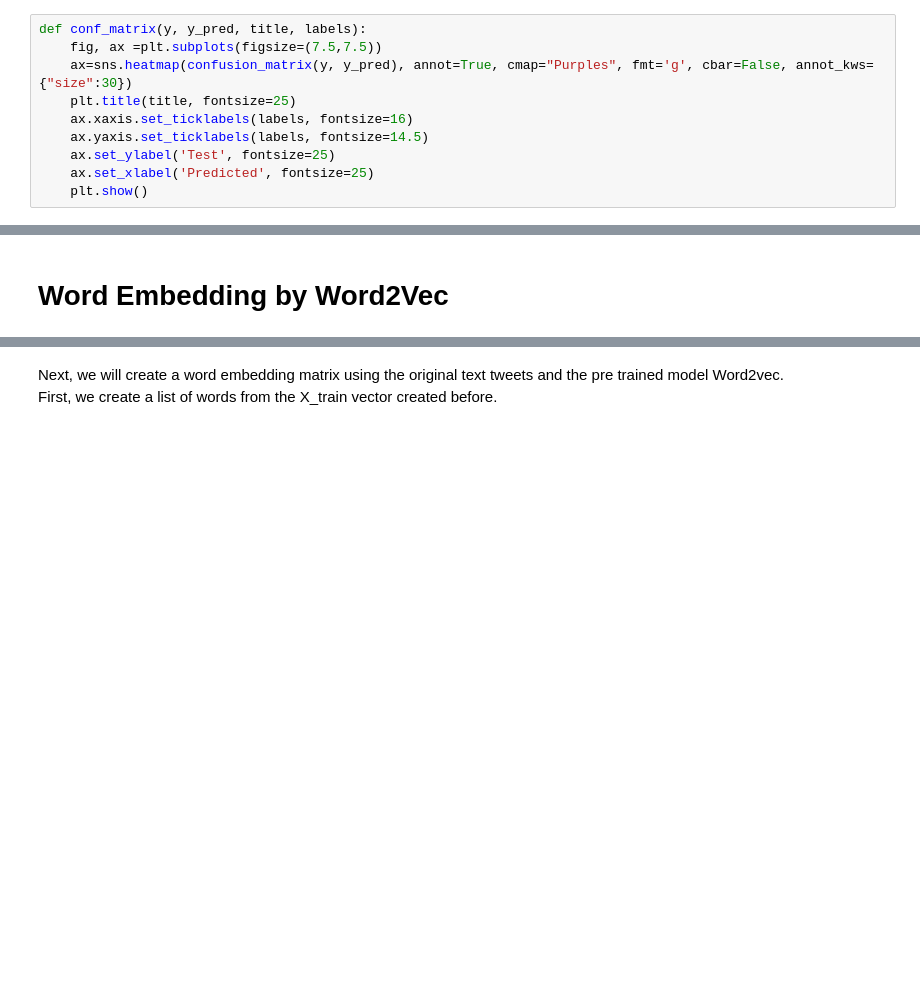
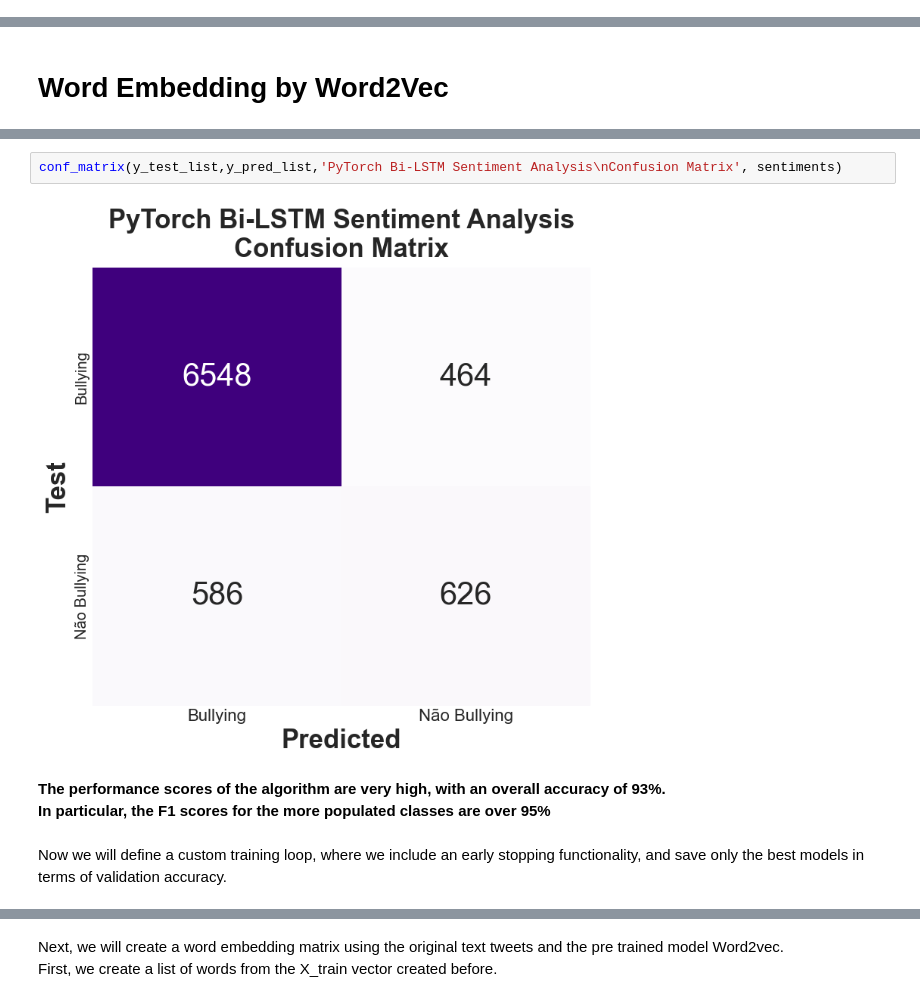
Before and after one commit to Romz16/Detec-o_MensagensOfensivas, a Jupyter notebook: TP_RN (1).ipynb, the cells around one changed output, grey strips where cells are left out. Saved outputs shown, nothing was run; the diff lists cells and outputs as text; blank space fills up the shorter version.

```diff
--- a/TP_RN (1).ipynb
+++ b/TP_RN (1).ipynb
@@ -454,10 +441,0 @@ weighted avg       0.88      0.86      0.87      8232
-# %%
-def conf_matrix(y, y_pred, title, labels):
-    fig, ax =plt.subplots(figsize=(7.5,7.5))
-    ax=sns.heatmap(confusion_matrix(y, y_pred), annot=True, cmap="Purples", fmt='g', cbar=False, annot_kws={"size":30})
-    plt.title(title, fontsize=25)
-    ax.xaxis.set_ticklabels(labels, fontsize=16)
-    ax.yaxis.set_ticklabels(labels, fontsize=14.5)
-    ax.set_ylabel('Test', fontsize=25)
-    ax.set_xlabel('Predicted', fontsize=25)
-    plt.show()
@@ -547,0 +544,9 @@ Passing `palette` without assigning `hue` is deprecated and will be removed in v
+# %%
+conf_matrix(y_test_list,y_pred_list,'PyTorch Bi-LSTM Sentiment Analysis\nConfusion Matrix', sentiments)
+# %% [output]
+[figure, added]
+# %% [markdown]
+**The performance scores of the algorithm are very high, with an overall accuracy of 93%.**<br>
+**In particular, the F1 scores for the more populated classes are over 95%**
+# %% [markdown]
+Now we will define a custom training loop, where we include an early stopping functionality, and save only the best models in terms of validation accuracy.
```
Also changed, not shown: parts of 151 cells of this notebook, 1 other file.
